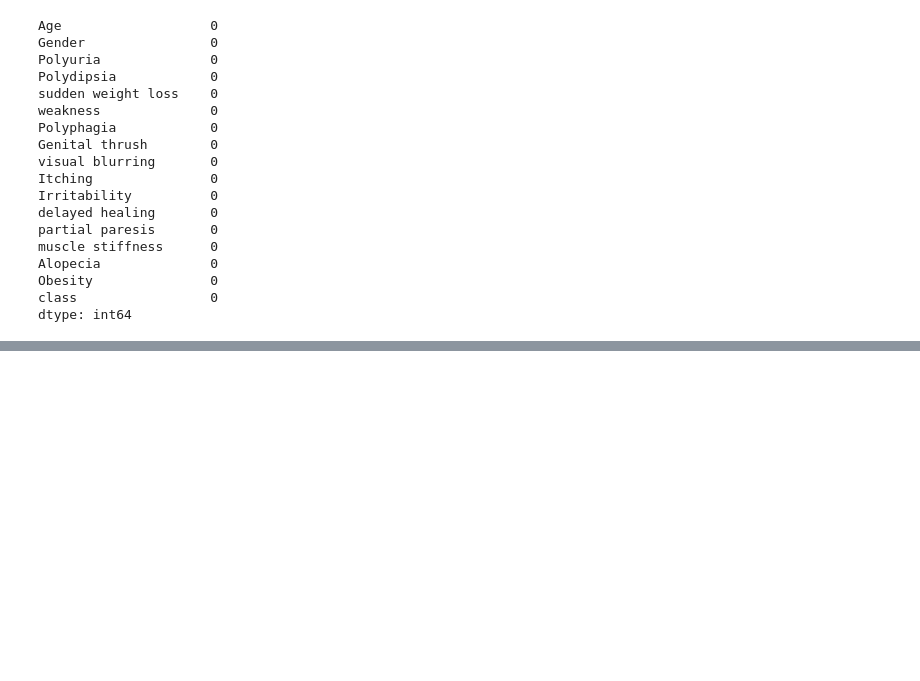
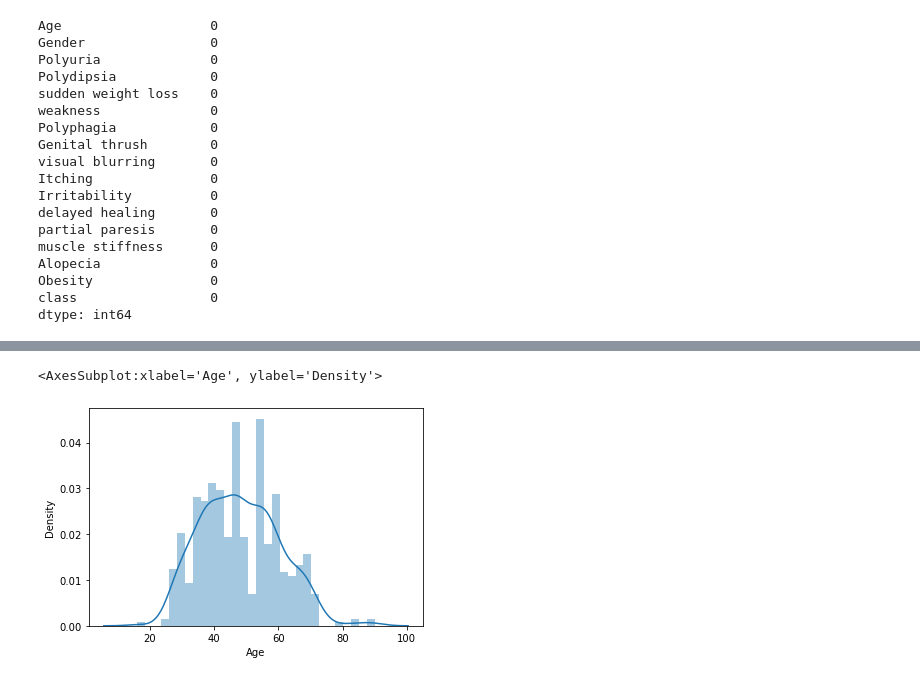
Before and after one commit to luischitala/Equipo_Rojo_SAI_4taEd_GDL, a Jupyter notebook: DataSet2/EDA DIABETES DATASET 2.ipynb, the cells around one changed output, grey strips where cells are left out. Drawn from its saved outputs; the diff is of its cells as text; code cells hidden in the pictures; blank space fills up the shorter version.

```diff
--- a/DataSet2/EDA DIABETES DATASET 2.ipynb
+++ b/DataSet2/EDA DIABETES DATASET 2.ipynb
@@ -187,0 +200,5 @@ dtype: int64
+# %%
+sns.distplot(dfTranform['Age'],bins=30)
+# %% [output]
+<AxesSubplot:xlabel='Age', ylabel='Density'>
+[figure, added]
```
Also changed, not shown: parts of 28 cells of this notebook.
